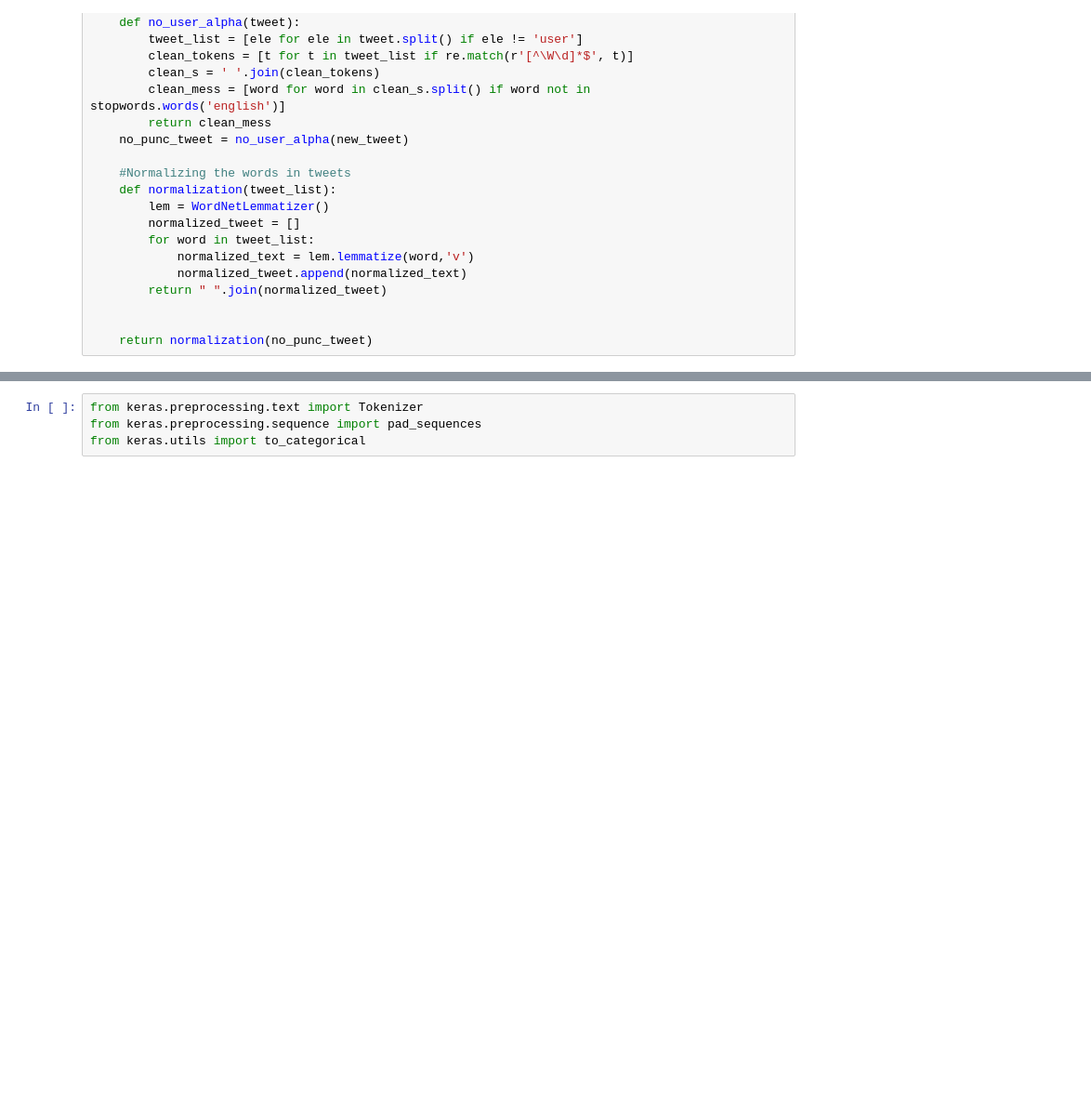
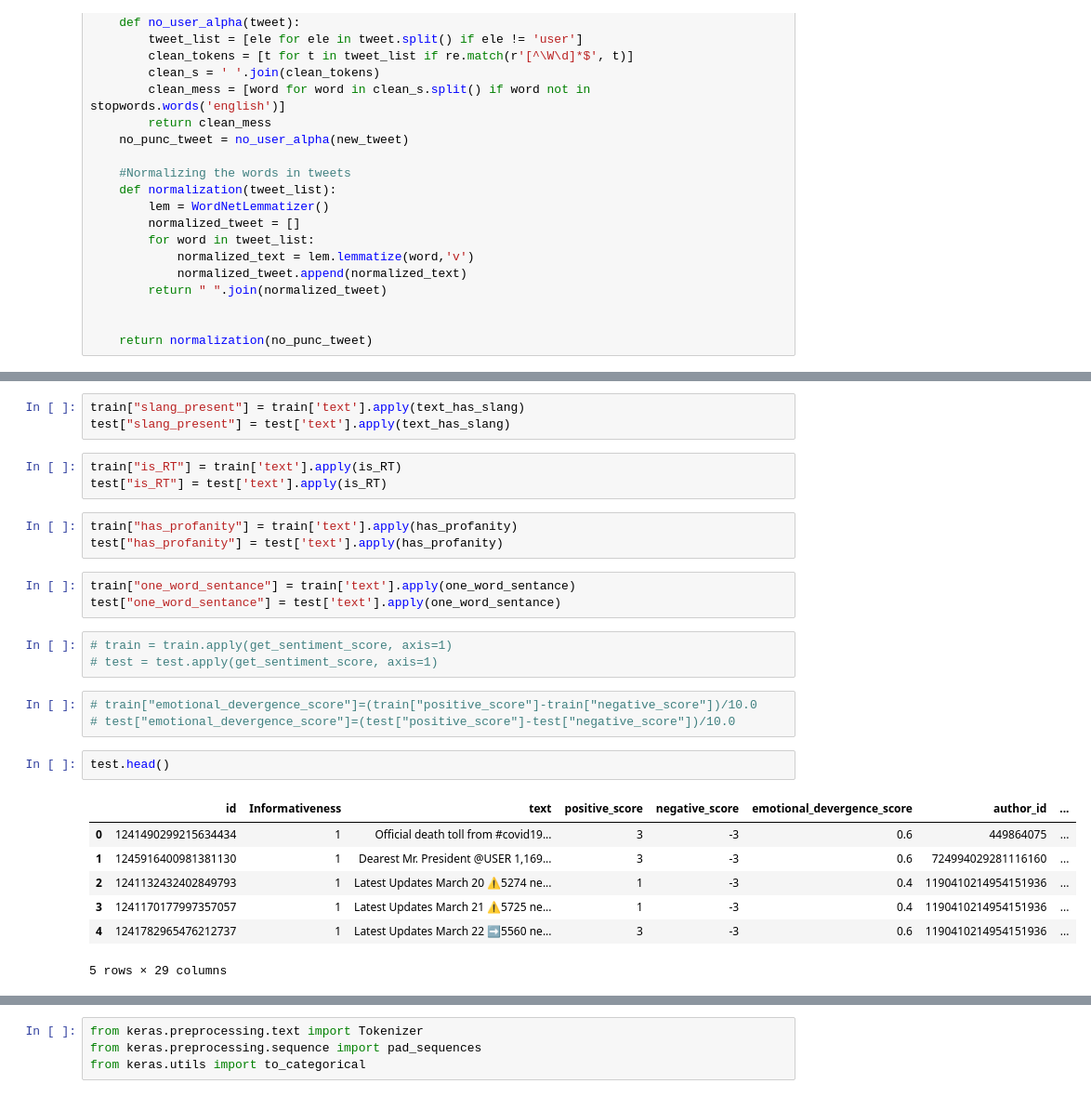
Before and after one commit to byrek3d/Masters-Semester-Project, a Jupyter notebook: cnn_replication.ipynb, the cells around one changed output, grey strips where cells are left out. Shown: that part at 93% size. Cells and saved outputs as stored; diff of their text form; blank space fills up the shorter version.

```diff
--- a/cnn_replication.ipynb
+++ b/cnn_replication.ipynb
@@ -50,0 +156,28 @@ test['text']=test['text'].apply(text_processing)
+# %%
+train["slang_present"] = train['text'].apply(text_has_slang)
+test["slang_present"] = test['text'].apply(text_has_slang)
+# %%
+train["is_RT"] = train['text'].apply(is_RT)
+test["is_RT"] = test['text'].apply(is_RT)
+# %%
+train["has_profanity"] = train['text'].apply(has_profanity)
+test["has_profanity"] = test['text'].apply(has_profanity)
+# %%
+train["one_word_sentance"] = train['text'].apply(one_word_sentance)
+test["one_word_sentance"] = test['text'].apply(one_word_sentance)
+# %%
+# train = train.apply(get_sentiment_score, axis=1)
+# test = test.apply(get_sentiment_score, axis=1)
+# %%
+# train["emotional_devergence_score"]=(train["positive_score"]-train["negative_score"])/10.0
+# test["emotional_devergence_score"]=(test["positive_score"]-test["negative_score"])/10.0
+# %%
+test.head()
+# %% [output]
+|  | id | Informativeness | text | positive_score | negative_score | emotional_devergence_score | author_id | ... |
+| 0 | 1241490299215634434 | 1 | Official death toll from #covid19... | 3 | -3 | 0.6 | 449864075 | ... |
+| 1 | 1245916400981381130 | 1 | Dearest Mr. President @USER 1,169... | 3 | -3 | 0.6 | 724994029281116160 | ... |
+| 2 | 1241132432402849793 | 1 | Latest Updates March 20 ⚠️5274 ne... | 1 | -3 | 0.4 | 1190410214954151936 | ... |
+| 3 | 1241170177997357057 | 1 | Latest Updates March 21 ⚠️5725 ne... | 1 | -3 | 0.4 | 1190410214954151936 | ... |
+| 4 | 1241782965476212737 | 1 | Latest Updates March 22 ➡️5560 ne... | 3 | -3 | 0.6 | 1190410214954151936 | ... |
+5 rows × 29 columns
```
Also changed, not shown: parts of 48 cells of this notebook, 21 other files.
